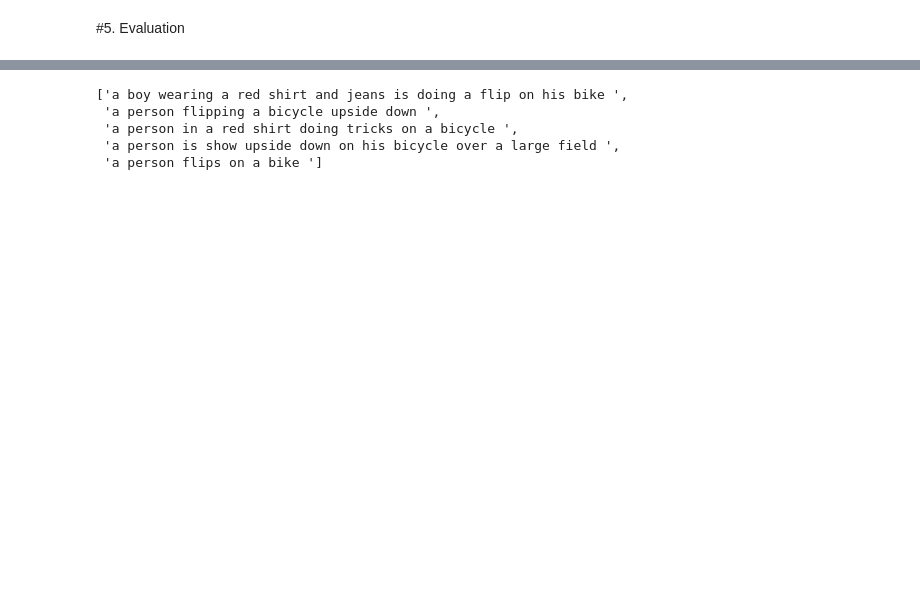
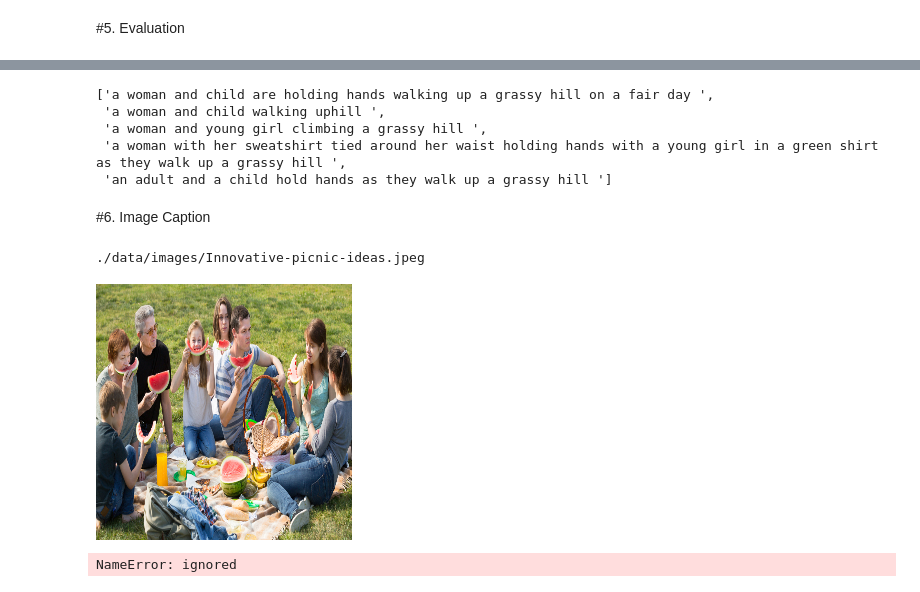
Before and after one commit to jeonghojo00/ImageCaptioning, a Jupyter notebook: ImgCaptioning_Transformer_flickr8k.ipynb, the cells around one changed output, grey strips where cells are left out. Cells and saved outputs as stored; diff of their text form; code cells hidden in the pictures; blank space fills up the shorter version.

```diff
--- a/ImgCaptioning_Transformer_flickr8k.ipynb
+++ b/ImgCaptioning_Transformer_flickr8k.ipynb
@@ -1406,6 +1396,3 @@ decoder.eval()
 word_map = test_dataset.vocab.stoi
 references = list()
 hypotheses = list()
-# %%
-k_prev_words = torch.LongTensor([[word_map['<SOS>']]*captions.size(1)] * k).to(device)
-k_prev_words.shape
@@ -1437,7 +1416,8 @@ with torch.no_grad():
         enc_img_size = encoder_out.size(1)
         encoder_dim = encoder_out.size(3)
 
-        # Expand encoder_out to the beam size, se we treat the problem as having a batch size of 3
+        # Flatten Encoding
+        #Expand encoder_out to the beam size, se we treat the problem as having a batch size of 3
         encoder_out = encoder_out.expand(k, enc_img_size, enc_img_size, encoder_dim) #[k=3, enc_image_size=14, enc_image_size=14, enc_embed_dim=2048]
         k_prev_words = torch.LongTensor([[word_map['<SOS>']]*captions.size(1)] * k).to(device) #[k=3, each_caption_length = 52]
 
@@ -1448,14 +1428,14 @@ with torch.no_grad():
         top_k_scores = torch.zeros(k, 1).to(device)
 
         # Lists to store completed sequences and scores
-        complete_seqs = list()
-        complete_seqs_scores = list()
+        complete_seqs = []
+        complete_seqs_scores = []
+        step = 1
 
-        # Start Decoding
-        step = 1
+        # Start decoding
         # s is a number less than or equal to k, because sequences are removed from this process once they hit <end>
         while True:
-            print("steps {} k_prev_words: \n{}".format(step, k_prev_words))
+            # print("steps {} k_prev_words: {}".format(step, k_prev_words))
             # cap_len = torch.LongTensor([52]).repeat(k, 1).to(device) may cause different sorted results on GPU/CPU in transformer.py
             cap_len = torch.LongTensor([config.max_cap_len+2]).repeat(k, 1)  # [s, 1]
             scores, _, _, _, _ = decoder(encoder_out, k_prev_words, cap_len)
@@ -1504,8 +1484,11 @@ with torch.no_grad():
 
         # choose the caption which has the best_score.
         assert Caption_End
-        indices = complete_seqs_scores.index(max(complete_seqs_scores))
-        seq = complete_seqs[indices]
+        if len(complete_seqs_scores) > 0:
+            indices = complete_seqs_scores.index(max(complete_seqs_scores))
+            seq = complete_seqs[indices]
+        else:
+            seq = [1, 2]
 
         # References
         img_caps = allcaptions[0].tolist()
@@ -1673,8 +1547,16 @@ predictions[3]
 # %%
-answers[3]
+answers[1]
 # %% [output]
-['a boy wearing a red shirt and jeans is doing a flip on his bike ',
- 'a person flipping a bicycle upside down ',
- 'a person in a red shirt doing tricks on a bicycle ',
- 'a person is show upside down on his bicycle over a large field ',
- 'a person flips on a bike ']
+['a woman and child are holding hands walking up a grassy hill on a fair day ',
+ 'a woman and child walking uphill ',
+ 'a woman and young girl climbing a grassy hill ',
+ 'a woman with her sweatshirt tied around her waist holding hands with a young girl in a green shirt as they walk up a grassy hill ',
+ 'an adult and a child hold hands as they walk up a grassy hill ']
+# %% [markdown]
+#6. Image Caption
+# %%
+# Load the model
+config = Config()
+# %%
+checkpoint['word_map'] = train_dataset.vocab.stoi
+checkpoint['rev_word_map'] = train_dataset.vocab.itos
@@ -1680,0 +1707,13 @@ answers[3]
+# %%
+image_path = './data/images'
+image_name = 'Innovative-picnic-ideas.jpeg'
+image_filename = os.path.join(image_path, image_name)
+print(image_filename)
+
+config = Config()
+
+prediction = generateCaption(image_filename, config)
+# %% [output]
+./data/images/Innovative-picnic-ideas.jpeg
+[figure, added]
+NameError: ignored
```
Also changed, not shown: parts of 17 cells of this notebook.
